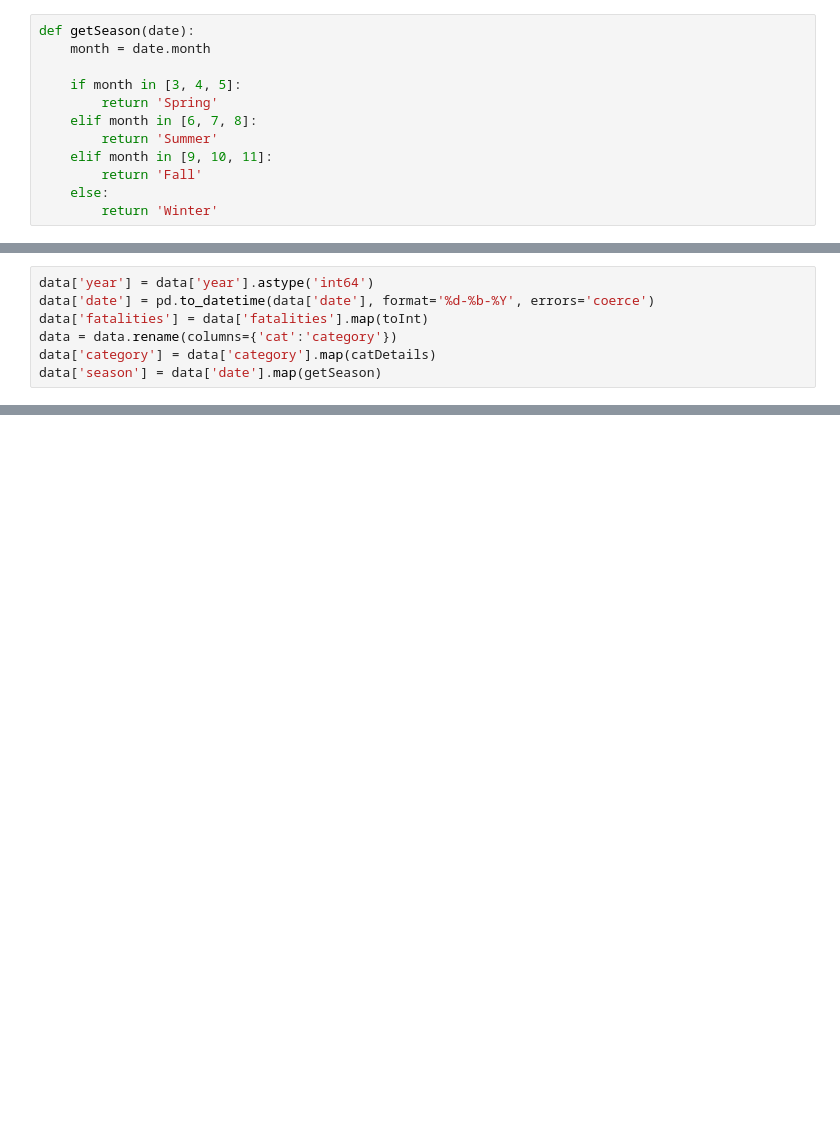
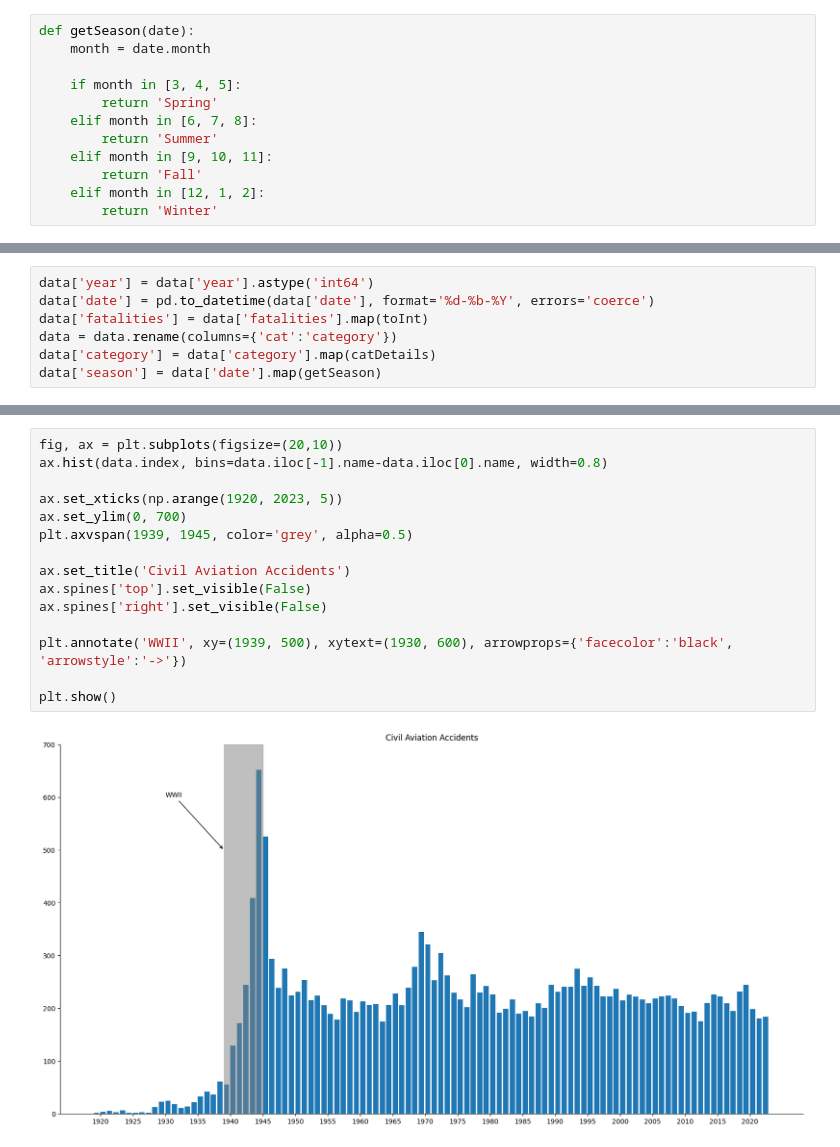
Before and after one commit to Tri5t3/570_proposal, a Jupyter notebook: proposal.ipynb, the cells around one changed output, grey strips where cells are left out. Saved outputs shown, nothing was run; the diff lists cells and outputs as text; blank space fills up the shorter version.

```diff
--- a/proposal.ipynb
+++ b/proposal.ipynb
@@ -47,7 +49,7 @@ def getSeason(date):
         return 'Summer'
     elif month in [9, 10, 11]:
         return 'Fall'
-    else:
+    elif month in [12, 1, 2]:
         return 'Winter'
 # %% [markdown]
 Before analyzing the data, we organized it to increase readablity.
@@ -85,0 +88,17 @@ data.head()
+# %%
+fig, ax = plt.subplots(figsize=(20,10))
+ax.hist(data.index, bins=data.iloc[-1].name-data.iloc[0].name, width=0.8)
+
+ax.set_xticks(np.arange(1920, 2023, 5))
+ax.set_ylim(0, 700)
+plt.axvspan(1939, 1945, color='grey', alpha=0.5)
+
+ax.set_title('Civil Aviation Accidents')
+ax.spines['top'].set_visible(False)
+ax.spines['right'].set_visible(False)
+
+plt.annotate('WWII', xy=(1939, 500), xytext=(1930, 600), arrowprops={'facecolor':'black',  'arrowstyle':'->'})
+
+plt.show()
+# %% [output]
+[figure, added]
```
Also changed, not shown: parts of 3 cells of this notebook.
